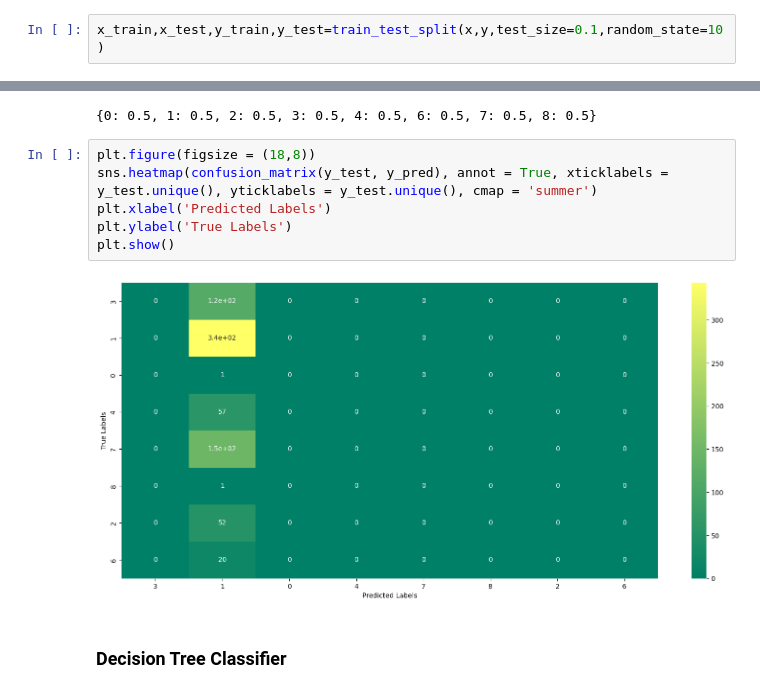
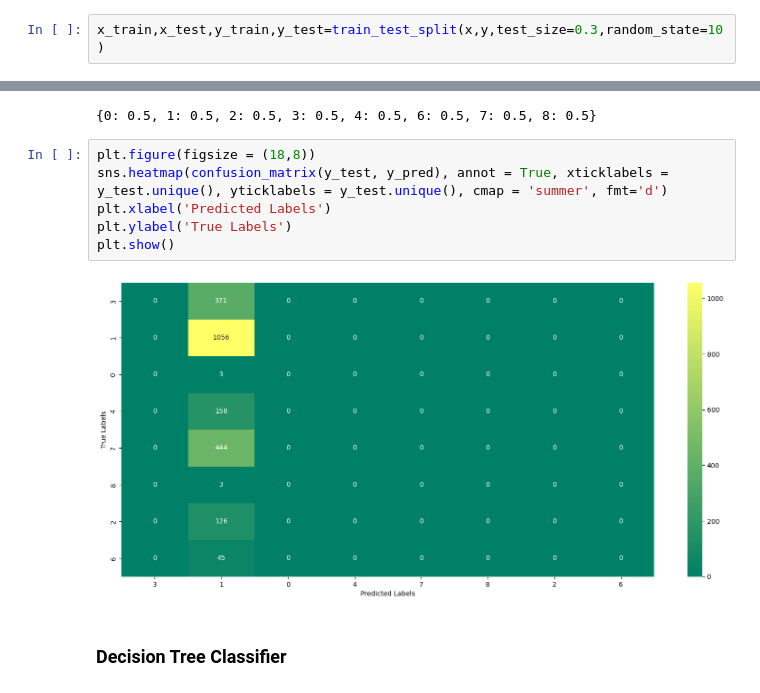
Before and after one commit to Ashrockzzz2003/Cricket_Best_11_Prediction, a Jupyter notebook: predicting_Dismissal.ipynb, the cells around one changed output, grey strips where cells are left out. Saved outputs shown, nothing was run; the diff lists cells and outputs as text.

```diff
--- a/predicting_Dismissal.ipynb
+++ b/predicting_Dismissal.ipynb
@@ -558,7 +576,7 @@ y
 9328    4
 Name: Dismissal, Length: 7351, dtype: int64
 # %%
-x_train,x_test,y_train,y_test=train_test_split(x,y,test_size=0.1,random_state=10)
+x_train,x_test,y_train,y_test=train_test_split(x,y,test_size=0.3,random_state=10)
 # %% [markdown]
 ### Logistic Regression
 # %%
@@ -651,12 +669,12 @@ roc_auc_dict
 {0: 0.5, 1: 0.5, 2: 0.5, 3: 0.5, 4: 0.5, 6: 0.5, 7: 0.5, 8: 0.5}
 # %%
 plt.figure(figsize = (18,8))
-sns.heatmap(confusion_matrix(y_test, y_pred), annot = True, xticklabels = y_test.unique(), yticklabels = y_test.unique(), cmap = 'summer')
+sns.heatmap(confusion_matrix(y_test, y_pred), annot = True, xticklabels = y_test.unique(), yticklabels = y_test.unique(), cmap = 'summer', fmt='d')
 plt.xlabel('Predicted Labels')
 plt.ylabel('True Labels')
 plt.show()
 # %% [output]
-[figure, old version]
+[figure, new version]
 # %% [markdown]
 ### Decision Tree Classifier
 # %%
```
Also changed, not shown: parts of 37 cells of this notebook, 1 other file.
